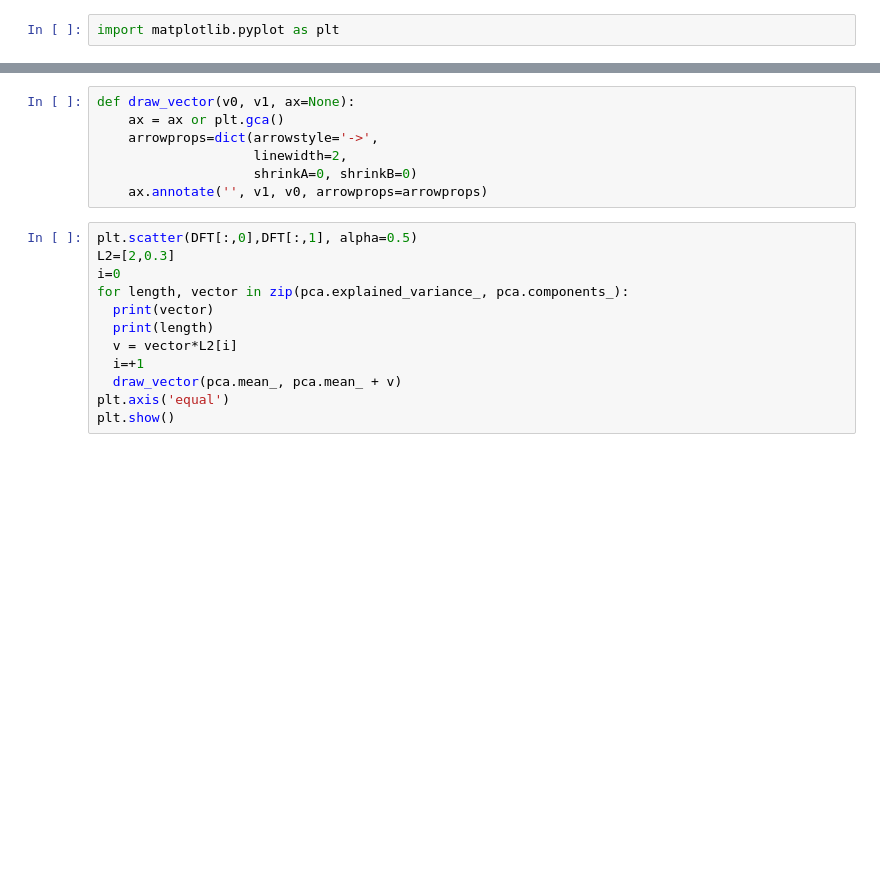
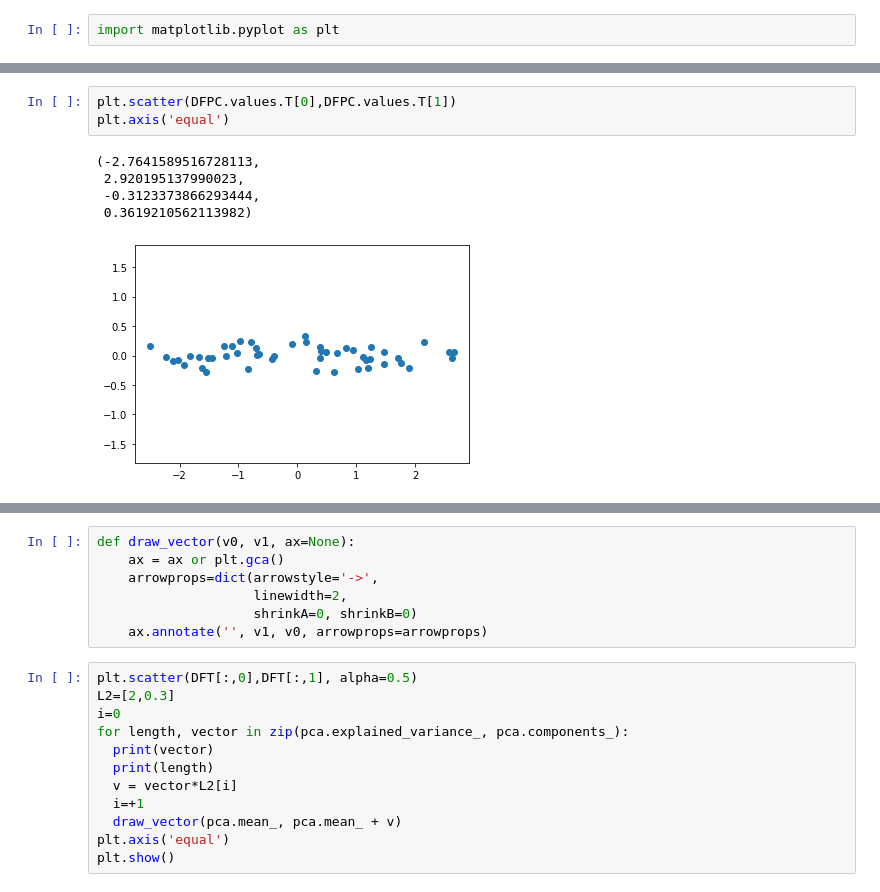
Before and after one commit to madcentral/metodosestadisticos, a Jupyter notebook: cuadernos/ACP-complementos/ACP_Ejemplitos.ipynb, the cells around one changed output, grey strips where cells are left out. Drawn from its saved outputs; the diff is of its cells as text; blank space fills up the shorter version.

```diff
--- a/cuadernos/ACP-complementos/ACP_Ejemplitos.ipynb
+++ b/cuadernos/ACP-complementos/ACP_Ejemplitos.ipynb
@@ -62,0 +147,9 @@ DFPC.describe()
+# %%
+plt.scatter(DFPC.values.T[0],DFPC.values.T[1])
+plt.axis('equal')
+# %% [output]
+(-2.7641589516728113,
+ 2.920195137990023,
+ -0.3123373866293444,
+ 0.3619210562113982)
+[figure, added]
```
Also changed, not shown: parts of 17 cells of this notebook, 3 other files.
